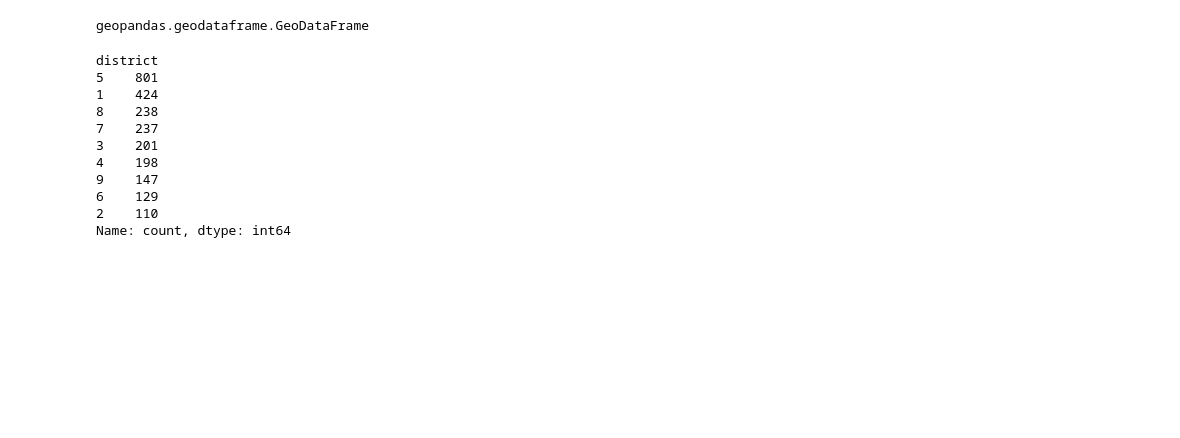
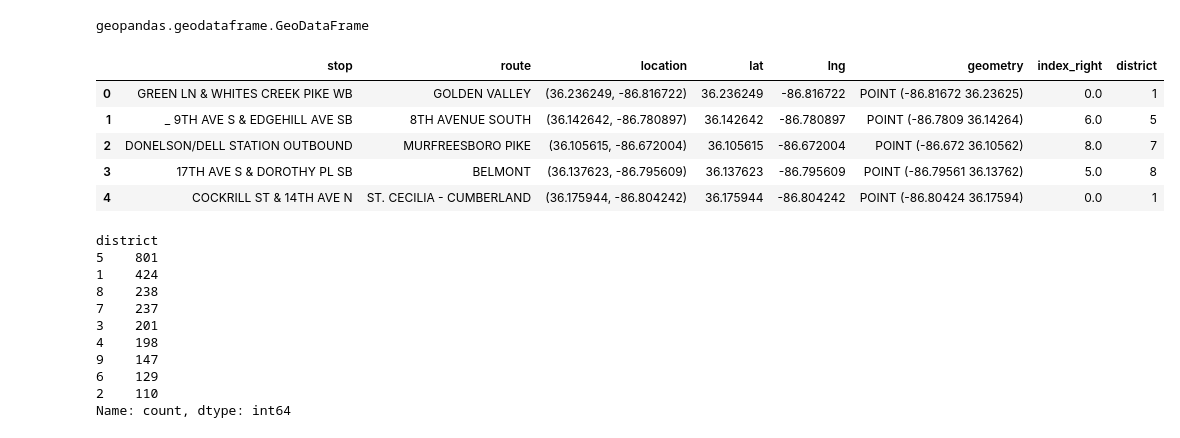
Before and after one commit to NewForce-Cohort-11-Data/geospatial-Chris-Swann, a Jupyter notebook: notebooks/sp_busstops_by_school_district.ipynb, the cells around one changed output. Cells and saved outputs as stored; diff of their text form; code cells hidden in the pictures; blank space fills up the shorter version.

```diff
--- a/notebooks/sp_busstops_by_school_district.ipynb
+++ b/notebooks/sp_busstops_by_school_district.ipynb
@@ -94,10 +94,19 @@ district_id = "district"
 # %%
 joined = gpd.sjoin(
     bus_geo,
     school_districts[[district_id, "geometry"]],
     how="left",
     predicate="within"
 )
+
+joined.head()
+# %% [output]
+|  | stop | route | location | lat | lng | geometry | index_right | district |
+| 0 | GREEN LN & WHITES CREEK PIKE WB | GOLDEN VALLEY | (36.236249, -86.816722) | 36.236249 | -86.816722 | POINT (-86.81672 36.23625) | 0.0 | 1 |
+| 1 | _ 9TH AVE S & EDGEHILL AVE SB | 8TH AVENUE SOUTH | (36.142642, -86.780897) | 36.142642 | -86.780897 | POINT (-86.7809 36.14264) | 6.0 | 5 |
+| 2 | DONELSON/DELL STATION OUTBOUND | MURFREESBORO PIKE | (36.105615, -86.672004) | 36.105615 | -86.672004 | POINT (-86.672 36.10562) | 8.0 | 7 |
+| 3 | 17TH AVE S & DOROTHY PL SB | BELMONT | (36.137623, -86.795609) | 36.137623 | -86.795609 | POINT (-86.79561 36.13762) | 5.0 | 8 |
+| 4 | COCKRILL ST & 14TH AVE N | ST. CECILIA - CUMBERLAND | (36.175944, -86.804242) | 36.175944 | -86.804242 | POINT (-86.80424 36.17594) | 0.0 | 1 |
 # %%
 joined['district'].value_counts()
 # %% [output]
```
Also changed, not shown: parts of 4 cells of this notebook, 11 other files.
